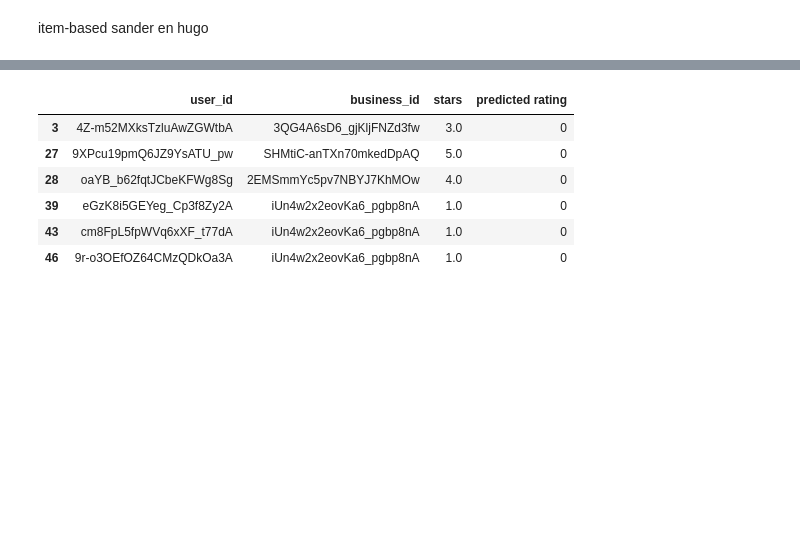
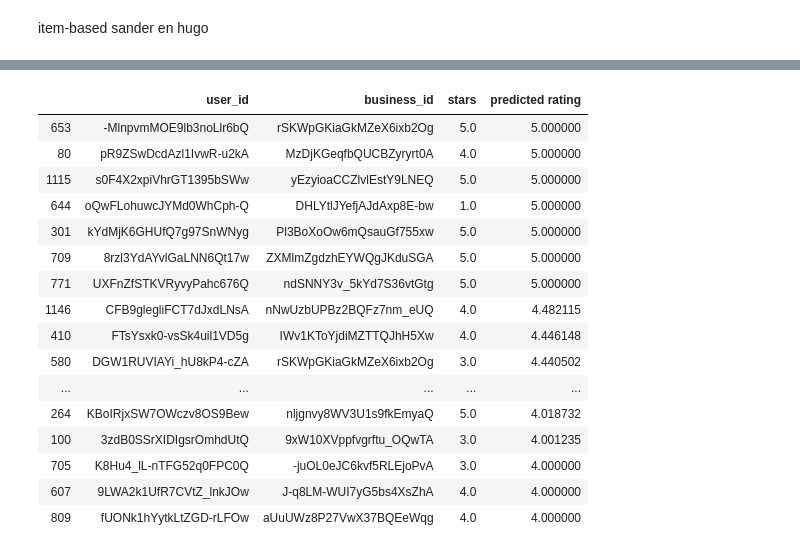
Before and after one commit to UhhBart/ci-yelp, a Jupyter notebook: Item based filtering.ipynb, the cells around one changed output, grey strips where cells are left out. Drawn from its saved outputs; the diff is of its cells as text; code cells hidden in the pictures; blank space fills up the shorter version.

```diff
--- a/Item based filtering.ipynb
+++ b/Item based filtering.ipynb
@@ -16,7 +16,7 @@ def load_jsons(data_path, file):
         lines = [json.loads(json_line) for json_line in jsons]
     return pd.DataFrame(lines)
 # %%
-data_path = '../data/balzac/'
+data_path = '../data/brossard/'
 review_file = 'review.json'
 reviews = load_jsons(data_path, review_file)
 
@@ -41,7 +41,7 @@ def pivot_ratings(df):
 
 def create_similarity_matrix_cosine(matrix):
     mc_matrix = matrix - matrix.mean(axis = 0)
-    return pd.DataFrame(pw.cosine_similarity(mc_matrix.fillna(0)), index = matrix.index, columns = matrix.index)
+    return pd.DataFrame(pw.manhattan_distances(mc_matrix.fillna(0)), index = matrix.index, columns = matrix.index)
 # %%
 review_utitity_ratings = pivot_ratings(reviews_training)
 display(review_utitity_ratings.head())
@@ -108,12 +120,23 @@ def predict_vectors(user_ratings, similarities):
     return np.dot(relevant_ratings, similarities_s)/norm
 # %%
 review_predicted_item_based = predict_ratings(review_similarity_ratings, review_utitity_ratings, reviews_test[['user_id', 'business_id', 'stars']])
-display(review_predicted_item_based)
+review_predicted_item_based = review_predicted_item_based.sort_values(by="predicted rating", ascending=False)
+display(review_predicted_item_based.head(20))
 # %% [output]
 |  | user_id | business_id | stars | predicted rating |
-| 3 | 4Z-m52MXksTzluAwZGWtbA | 3QG4A6sD6_gjKljFNZd3fw | 3.0 | 0 |
-| 27 | 9XPcu19pmQ6JZ9YsATU_pw | SHMtiC-anTXn70mkedDpAQ | 5.0 | 0 |
-| 28 | oaYB_b62fqtJCbeKFWg8Sg | 2EMSmmYc5pv7NBYJ7KhMOw | 4.0 | 0 |
-| 39 | eGzK8i5GEYeg_Cp3f8Zy2A | iUn4w2x2eovKa6_pgbp8nA | 1.0 | 0 |
-| 43 | cm8FpL5fpWVq6xXF_t77dA | iUn4w2x2eovKa6_pgbp8nA | 1.0 | 0 |
-| 46 | 9r-o3OEfOZ64CMzQDkOa3A | iUn4w2x2eovKa6_pgbp8nA | 1.0 | 0 |
+| 653 | -MlnpvmMOE9lb3noLlr6bQ | rSKWpGKiaGkMZeX6ixb2Og | 5.0 | 5.000000 |
+| 80 | pR9ZSwDcdAzl1IvwR-u2kA | MzDjKGeqfbQUCBZyryrt0A | 4.0 | 5.000000 |
+| 1115 | s0F4X2xpiVhrGT1395bSWw | yEzyioaCCZlvlEstY9LNEQ | 5.0 | 5.000000 |
+| 644 | oQwFLohuwcJYMd0WhCph-Q | DHLYtlJYefjAJdAxp8E-bw | 1.0 | 5.000000 |
+| 301 | kYdMjK6GHUfQ7g97SnWNyg | Pl3BoXoOw6mQsauGf755xw | 5.0 | 5.000000 |
+| 709 | 8rzl3YdAYvlGaLNN6Qt17w | ZXMlmZgdzhEYWQgJKduSGA | 5.0 | 5.000000 |
+| 771 | UXFnZfSTKVRyvyPahc676Q | ndSNNY3v_5kYd7S36vtGtg | 5.0 | 5.000000 |
+| 1146 | CFB9glegliFCT7dJxdLNsA | nNwUzbUPBz2BQFz7nm_eUQ | 4.0 | 4.482115 |
+| 410 | FTsYsxk0-vsSk4uil1VD5g | IWv1KToYjdiMZTTQJhH5Xw | 4.0 | 4.446148 |
+| 580 | DGW1RUVIAYi_hU8kP4-cZA | rSKWpGKiaGkMZeX6ixb2Og | 3.0 | 4.440502 |
+| ... | ... | ... | ... | ... |
+| 264 | KBoIRjxSW7OWczv8OS9Bew | nljgnvy8WV3U1s9fkEmyaQ | 5.0 | 4.018732 |
+| 100 | 3zdB0SSrXIDIgsrOmhdUtQ | 9xW10XVppfvgrftu_OQwTA | 3.0 | 4.001235 |
+| 705 | K8Hu4_lL-nTFG52q0FPC0Q | -juOL0eJC6kvf5RLEjoPvA | 3.0 | 4.000000 |
+| 607 | 9LWA2k1UfR7CVtZ_lnkJOw | J-q8LM-WUI7yG5bs4XsZhA | 4.0 | 4.000000 |
+| 809 | fUONk1hYytkLtZGD-rLFOw | aUuUWz8P27VwX37BQEeWqg | 4.0 | 4.000000 |
```
Also changed, not shown: parts of 3 cells of this notebook.
